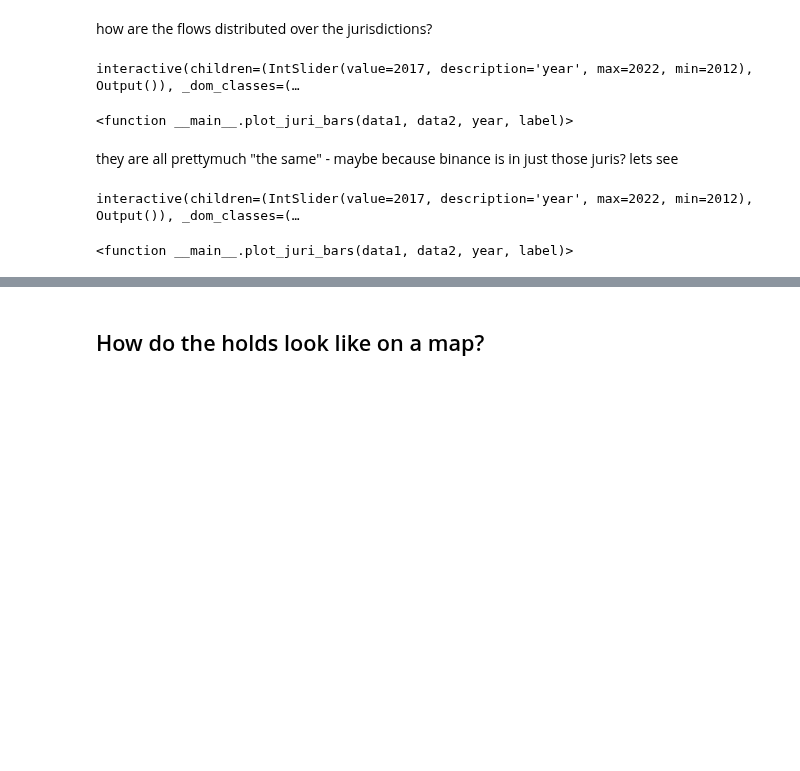
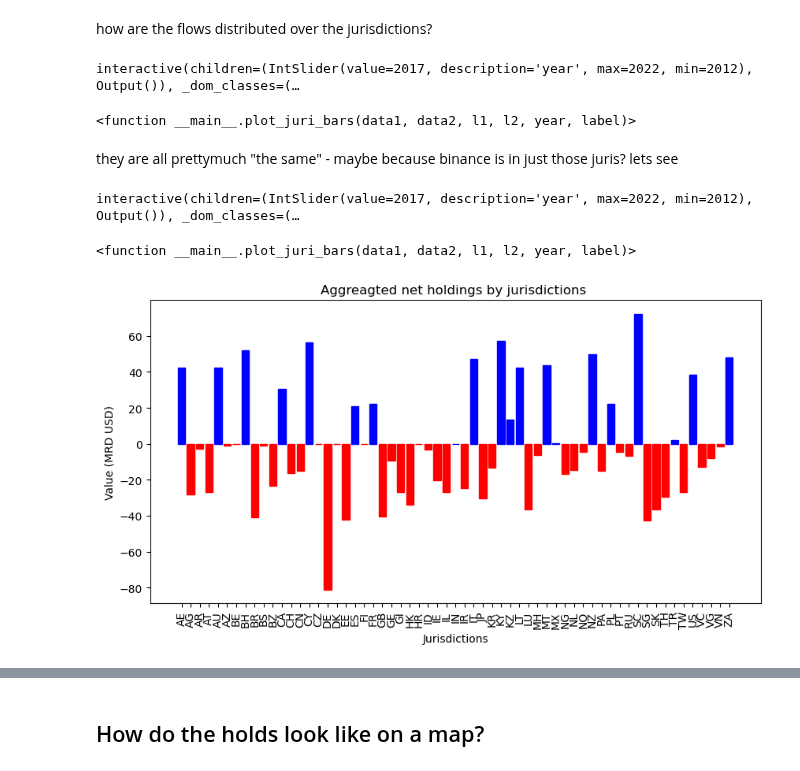
Before and after one commit to FlowDrucka64/MoneyFlow, a Jupyter notebook: data_exploration.ipynb, the cells around one changed output, grey strips where cells are left out. Cells and saved outputs as stored; diff of their text form; code cells hidden in the pictures; blank space fills up the shorter version.

```diff
--- a/data_exploration.ipynb
+++ b/data_exploration.ipynb
@@ -372,15 +370,13 @@ test_plot2(src_amounts,btc_price_data)
 # %% [markdown]
 how are the flows distributed over the jurisdictions?
 # %%
-def plot_juri_bars(data1,data2,year,label):
+def plot_juri_bars(data1,data2,l1,l2,year,label):
     #x = dst_amounts["jurisdictions"].unique()
     data1 = data1.sort_values("jurisdictions",ascending=False)
     filtered_data1 = [d for d in zip(data1['year'],data1['jurisdictions'], data1['src_value_USD']/1000000000) if d[0] == year]
 
     data2 = data2.sort_values("jurisdictions",ascending=False)
     filtered_data2 = [d for d in zip(data2['year'],data2['jurisdictions'], data2['dst_value_USD']/1000000000) if d[0] == year]
-
-    x = dst_amounts["jurisdictions"].unique()
 
     #display(filtered_data)
     # Separate the x and y values
@@ -396,25 +392,29 @@ def plot_juri_bars(data1,data2,year,label):
     ax1.bar(x1, y1)
     # Set labels and title
     ax1.set_xlabel('Jurisdictions')
-    ax1.set_ylabel('Value (MRD USD)')
+    ax1.set_ylabel(f'{l1} Value (MRD USD)')
 
     # Plot the bar chart
-    ax2.bar(x1, y1)
+    ax2.bar(x2, y2)
     # Set labels and title
     ax2.set_xlabel('Jurisdictions')
-    ax2.set_ylabel('Value (MRD USD)')
+    ax2.set_ylabel(f'{l2} Value (MRD USD)')
 
     # Rotate x-axis labels for better visibility
     ax1.tick_params(axis='x', rotation=90)
     ax2.tick_params(axis='x', rotation=90)
 
+    # Add a label to the plot
+    plt.suptitle(label, fontsize=14)
+
+
     # Display the plot
     plt.show()
 
-interact(plot_juri_bars,data1=fixed(src_amounts),data2=fixed(dst_amounts),year=(2012,2022,1),label=fixed("Source values by jurisdictions in"))
+interact(plot_juri_bars,data1=fixed(src_amounts),data2=fixed(dst_amounts),l1=fixed("Source"),l2=fixed("Destination"),year=(2012,2022,1),label=fixed("Yearly flow values by jursidictions"))
 # %% [output]
 interactive(children=(IntSlider(value=2017, description='year', max=2022, min=2012), Output()), _dom_classes=(…
-<function __main__.plot_juri_bars(data1, data2, year, label)>
+<function __main__.plot_juri_bars(data1, data2, l1, l2, year, label)>
 # %% [markdown]
 they are all prettymuch "the same" - maybe because binance is in just those juris? lets see
 # %%
@@ -425,7 +425,7 @@ dst_filterd = dst_amounts[dst_amounts["src_label"].str.contains("inance") == Fal
 dst_filterd = dst_filterd[dst_filterd["dst_label"].str.contains("inance") == False]
 
 
-interact(plot_juri_bars,data1=fixed(src_filterd),data2=fixed(dst_filterd),year=(2012,2022,1),label=fixed("Source values by jurisdictions in"))
+interact(plot_juri_bars,data1=fixed(src_filterd),data2=fixed(dst_filterd),l1=fixed("Source"),l2=fixed("Destination"),year=(2012,2022,1),label=fixed("Yearly flow values by jursidictions without binance"))
 # %% [output]
 interactive(children=(IntSlider(value=2017, description='year', max=2022, min=2012), Output()), _dom_classes=(…
-<function __main__.plot_juri_bars(data1, data2, year, label)>
+<function __main__.plot_juri_bars(data1, data2, l1, l2, year, label)>
@@ -432,19 +436,32 @@ interactive(children=(IntSlider(value=2017, description='year', max=2022, min=20
 # %%
 result = src_amounts.copy()
 result['value_USD'] = src_amounts['src_value_USD'].sub(dst_amounts['dst_value_USD'], axis=0)
 
-interact(plot_juri_bars,data1=fixed(result),data2=fixed(result),year=(2012,2022,1),label=fixed("Holdings by jurisdictions in"))
-
 result = result.groupby(['jurisdictions'])['value_USD'].sum().reset_index()
 result = result.sort_values("jurisdictions",ascending=True)
+result["value_USD"] = result["value_USD"] / 10**9
+
 plt.figure(figsize=(10, 5))
-    # Plot the bar chart
-plt.bar(result['jurisdictions'], result['value_USD'])
-    # Set labels and title
+
+# Plot the bar chart
+bars = plt.bar(result['jurisdictions'], result['value_USD'])
+
+# Set labels and title
 plt.xlabel('Jurisdictions')
-plt.ylabel('Value (USD)')
-plt.title('Holdings by Jurisdiction overall')
-    # Rotate x-axis labels for better visibility
+plt.ylabel('Value (MRD USD)')
+plt.title('Aggreagted net holdings by jurisdictions ')
+
+# Rotate x-axis labels for better visibility
 plt.xticks(rotation=90)
-    # Display the plot
+
+# Color the bars based on a condition
+for bar, value in zip(bars, result['value_USD']):
+    if value < 0:
+        bar.set_color('red')
+    else:
+        bar.set_color('blue')
+
+# Display the plot
 plt.show()
+# %% [output]
+[figure, added]
```
Also changed, not shown: parts of 5 cells of this notebook.
